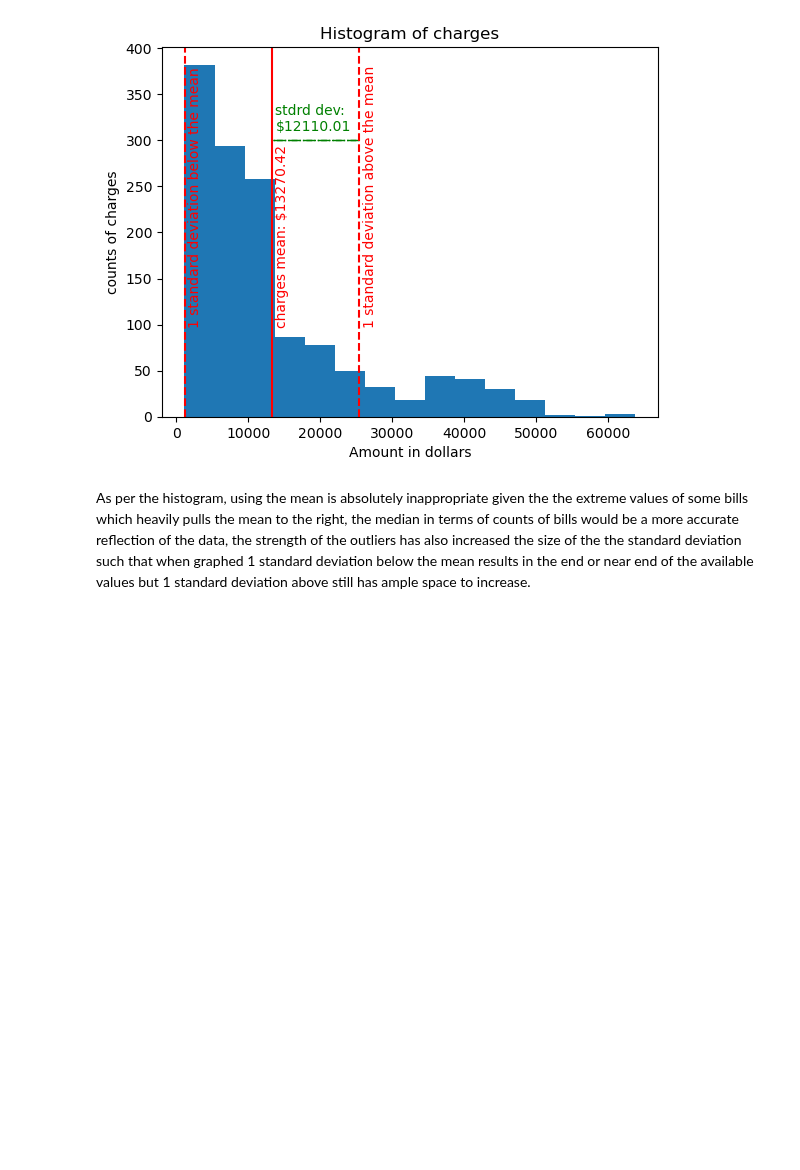
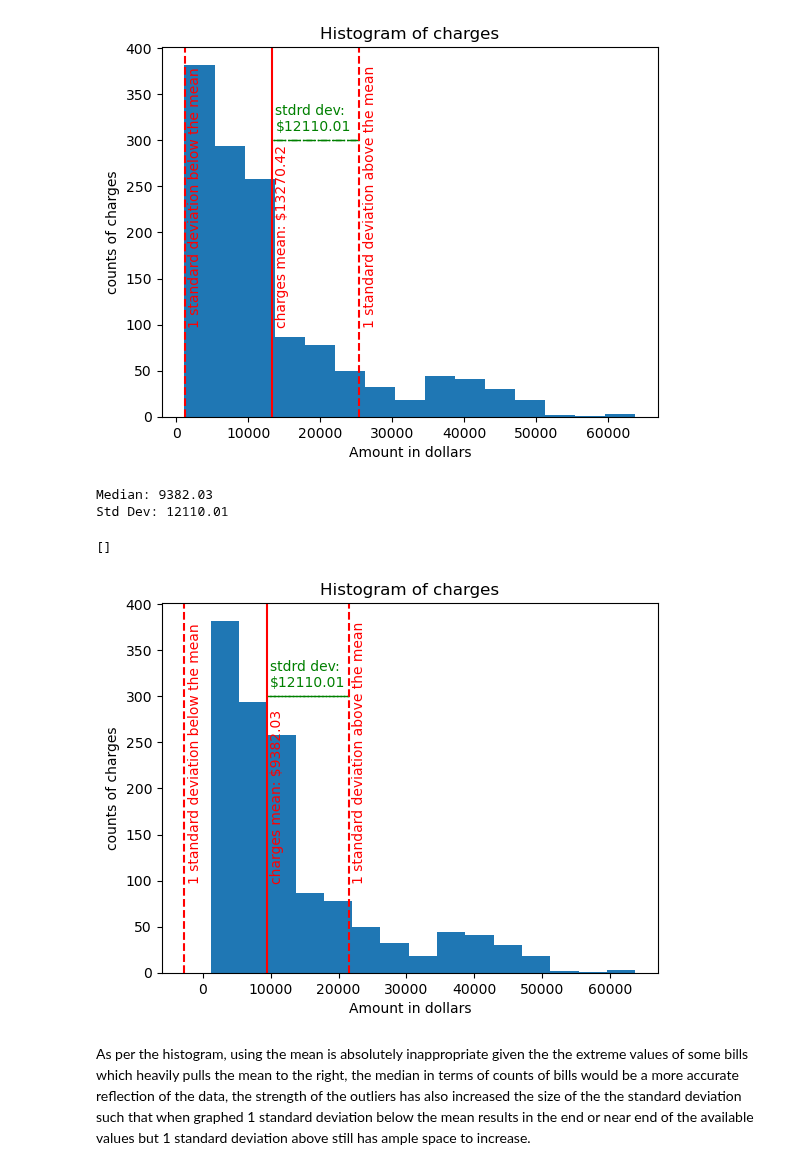
Before and after one commit to vanslykeaudio/SpringBoardDataScience, a Jupyter notebook: Frequentist Case Study/Frequentist Inference Case Study - Part B (2).ipynb, the cells around one changed output. Drawn from its saved outputs; the diff is of its cells as text; code cells hidden in the pictures; blank space fills up the shorter version.

```diff
--- a/Frequentist Case Study/Frequentist Inference Case Study - Part B (2).ipynb
+++ b/Frequentist Case Study/Frequentist Inference Case Study - Part B (2).ipynb
@@ -77,6 +77,32 @@ Mean: 13270.42
 Std Dev: 12110.01
 []
 [figure]
+# %%
+charges_median = medical['charges'].median()
+charges_std = medical['charges'].std()
+
+print(f'Median: {round(charges_median, 2)}')
+print(f'Std Dev: {round(charges_std, 2)}')
+
+ax = medical.hist('charges', bins = 15)
+plt.grid(visible=None)
+plt.xlabel("Amount in dollars")
+plt.ylabel("counts of charges")
+plt.title("Histogram of charges")
+plt.arrow(x=charges_median, y=300, dx=charges_std, dy=0, color='g', ls='-.')
+plt.text(x=charges_median + 500, y= 310, s='stdrd dev:\n' + '$' + str(round(charges_std, 2)), color='g')
+plt.axvline(charges_median, color='r')
+plt.text(charges_median + 500, 100, 'charges mean: ' + '$' + str(round(charges_median, 2)), rotation=90, color = 'r')
+plt.axvline(charges_median + charges_std, color='r', linestyle='--')
+plt.text(charges_median + charges_std + 500, 100, '1 standard deviation above the mean', rotation=90, color = 'r')
+plt.axvline(charges_median - charges_std, color='r', linestyle='--')
+plt.text(charges_median - charges_std + 500, 100, '1 standard deviation below the mean', rotation=90, color = 'r')
+plt.plot()
+# %% [output]
+Median: 9382.03
+Std Dev: 12110.01
+[]
+[figure, added]
 # %% [markdown]
 As per the histogram, using the mean is absolutely inappropriate given the the extreme values of some bills which heavily pulls the mean to the right, the median in terms of counts of bills would be a more accurate reflection of the data, the strength of the outliers has also increased the size of the the standard deviation such that when graphed 1 standard deviation below the mean results in the end or near end of the available values but 1 standard deviation above still has ample space to increase.
 # %% [markdown]
```
Also changed, not shown: parts of 2 cells of this notebook, 1 other file.
